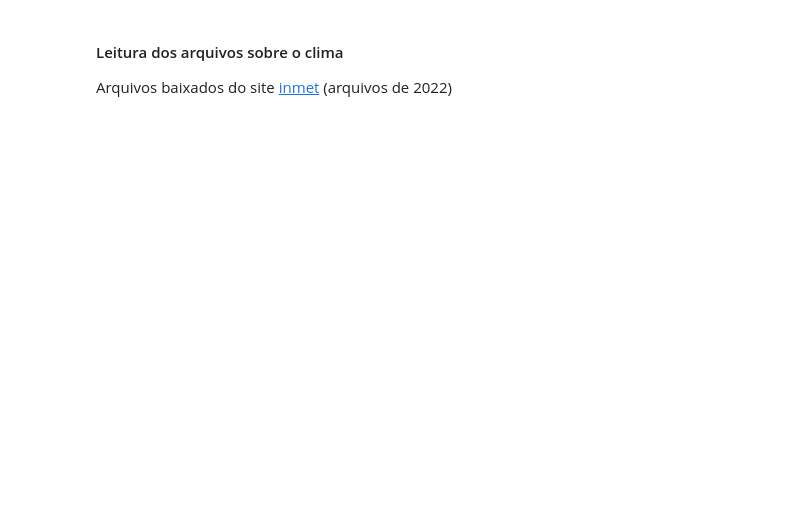
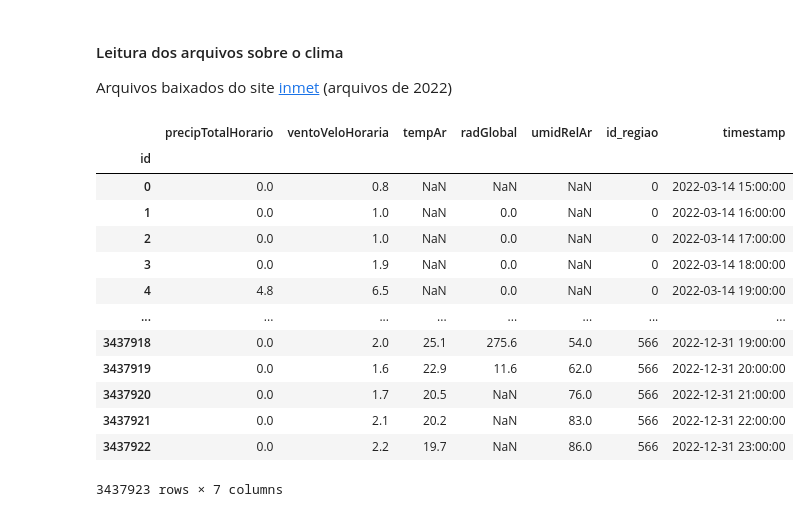
Before and after one commit to TiagoRCunha/pi-03-relacao-energia-condicao-climatica, a Jupyter notebook: climate.ipynb, the cells around one changed output. Drawn from its saved outputs; the diff is of its cells as text; code cells hidden in the pictures; blank space fills up the shorter version.

```diff
--- a/climate.ipynb
+++ b/climate.ipynb
@@ -71,4 +96,19 @@ df_all_station.to_csv("./data/dim_regiao.csv", sep=";")
 # %%
-df_all_climate = pd.concat(list_df_climate, ignore_index=True)
 df_all_climate = df_all_climate.rename_axis("id")
 df_all_climate.to_csv("./data/fato_dados_meteorologicos.csv", sep=";")
+df_all_climate
+# %% [output]
+|  | precipTotalHorario | ventoVeloHoraria | tempAr | radGlobal | umidRelAr | id_regiao | timestamp |
+| id |  |  |  |  |  |  |  |
+| 0 | 0.0 | 0.8 | NaN | NaN | NaN | 0 | 2022-03-14 15:00:00 |
+| 1 | 0.0 | 1.0 | NaN | 0.0 | NaN | 0 | 2022-03-14 16:00:00 |
+| 2 | 0.0 | 1.0 | NaN | 0.0 | NaN | 0 | 2022-03-14 17:00:00 |
+| 3 | 0.0 | 1.9 | NaN | 0.0 | NaN | 0 | 2022-03-14 18:00:00 |
+| 4 | 4.8 | 6.5 | NaN | 0.0 | NaN | 0 | 2022-03-14 19:00:00 |
+| ... | ... | ... | ... | ... | ... | ... | ... |
+| 3437918 | 0.0 | 2.0 | 25.1 | 275.6 | 54.0 | 566 | 2022-12-31 19:00:00 |
+| 3437919 | 0.0 | 1.6 | 22.9 | 11.6 | 62.0 | 566 | 2022-12-31 20:00:00 |
+| 3437920 | 0.0 | 1.7 | 20.5 | NaN | 76.0 | 566 | 2022-12-31 21:00:00 |
+| 3437921 | 0.0 | 2.1 | 20.2 | NaN | 83.0 | 566 | 2022-12-31 22:00:00 |
+| 3437922 | 0.0 | 2.2 | 19.7 | NaN | 86.0 | 566 | 2022-12-31 23:00:00 |
+3437923 rows × 7 columns
```
Also changed, not shown: parts of 7 cells of this notebook, 2 other files.
